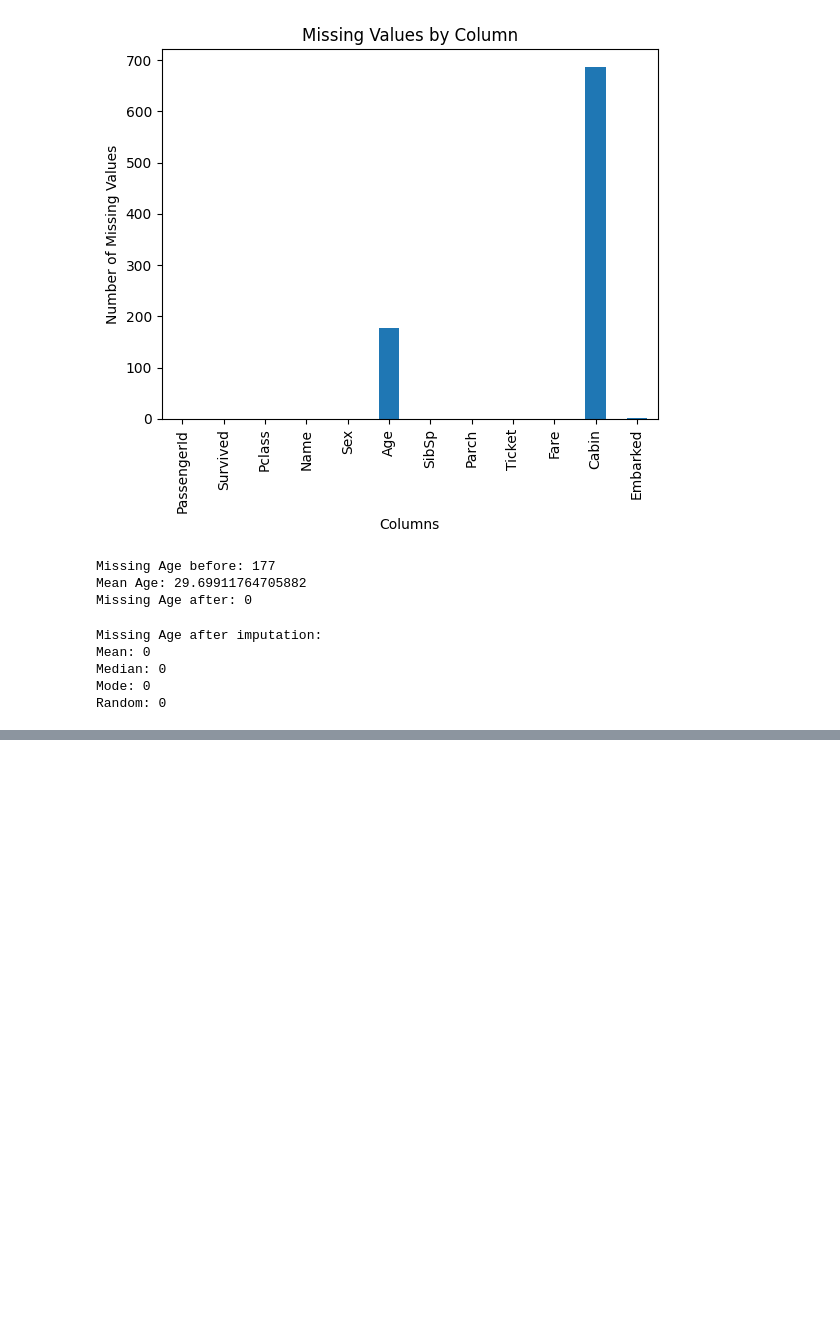
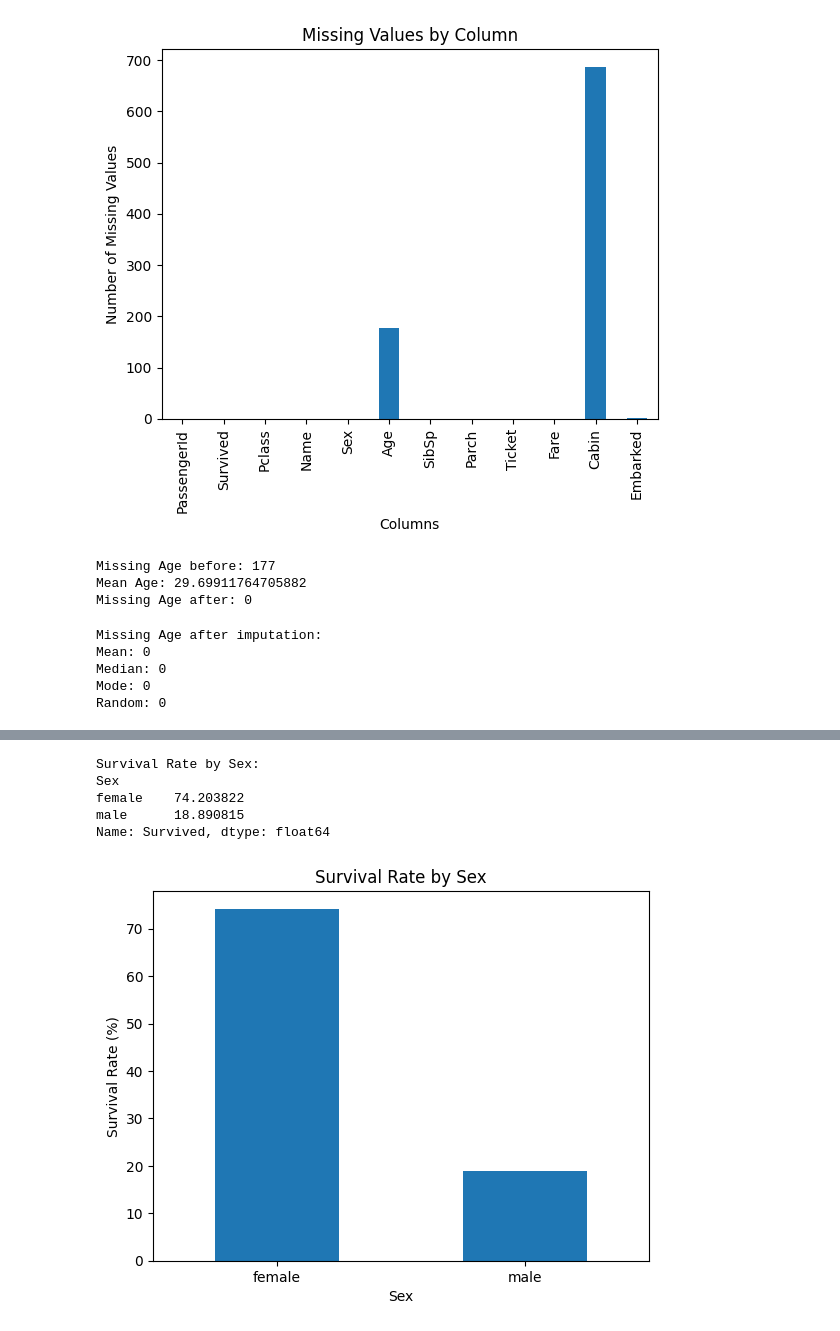
Before and after one commit to pratham-P0208/202618057_PrathamPatel_MAIN_FILE, a Jupyter notebook: ML_LAB2/202618057_LAB2.ipynb, the cells around one changed output, grey strips where cells are left out. Cells and saved outputs as stored; diff of their text form; code cells hidden in the pictures; blank space fills up the shorter version.

```diff
--- a/ML_LAB2/202618057_LAB2.ipynb
+++ b/ML_LAB2/202618057_LAB2.ipynb
@@ -637,0 +735,24 @@ print("Number of Outliers:", len(outliers))
+# %%
+survival_gender = (
+    df.groupby("Sex")["Survived"].mean() * 100
+)
+
+print("Survival Rate by Sex:")
+print(survival_gender)
+
+survival_gender.plot(kind="bar")
+
+plt.xlabel("Sex")
+plt.ylabel("Survival Rate (%)")
+plt.title("Survival Rate by Sex")
+
+plt.xticks(rotation=0)
+
+plt.show()
+# %% [output]
+Survival Rate by Sex:
+Sex
+female    74.203822
+male      18.890815
+Name: Survived, dtype: float64
+[figure, added]
```
Also changed, not shown: parts of 8 cells of this notebook.
